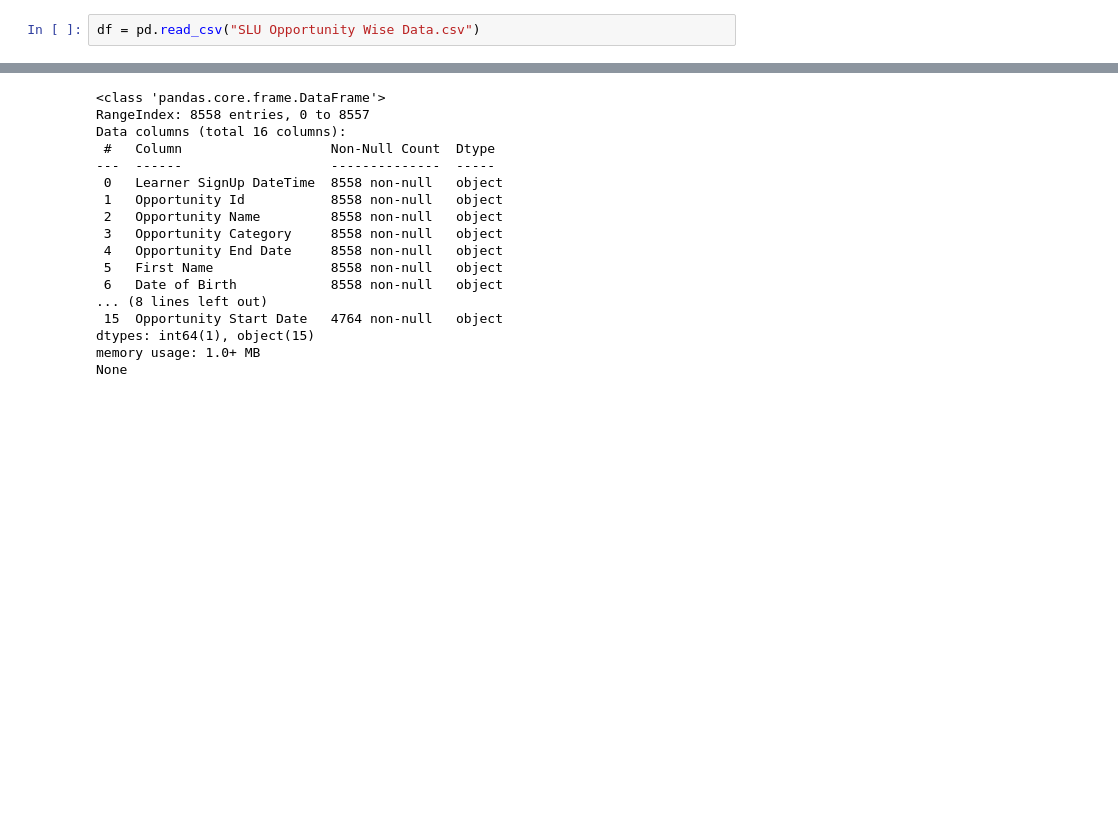
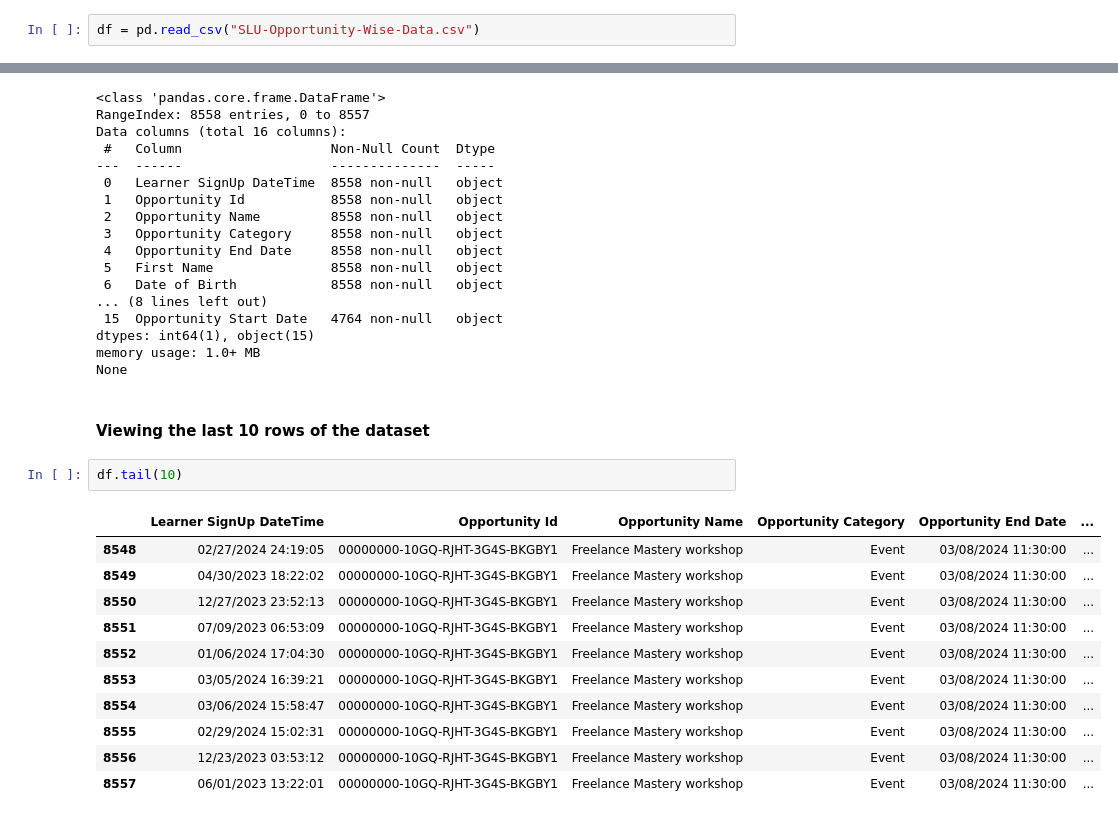
Before and after one commit to bakar-01/Data-project, a Jupyter notebook: LSU-Data.ipynb, the cells around one changed output, grey strips where cells are left out. Cells and saved outputs as stored; diff of their text form; blank space fills up the shorter version.

```diff
--- a/LSU-Data.ipynb
+++ b/LSU-Data.ipynb
@@ -14,7 +14,7 @@ wa.filterwarnings("ignore")
 # %% [markdown]
 #### **Loading the dataset**
 # %%
-df = pd.read_csv("SLU Opportunity Wise Data.csv")
+df = pd.read_csv("SLU-Opportunity-Wise-Data.csv")
 # %% [markdown]
 #### **Viewing the dataset head**
 # %%
@@ -62,3 +62,19 @@ Data columns (total 16 columns):
 dtypes: int64(1), object(15)
 memory usage: 1.0+ MB
 None
+# %% [markdown]
+#### **Viewing the last 10 rows of the dataset**
+# %%
+df.tail(10)
+# %% [output]
+|  | Learner SignUp DateTime | Opportunity Id | Opportunity Name | Opportunity Category | Opportunity End Date | ... |
+| 8548 | 02/27/2024 24:19:05 | 00000000-10GQ-RJHT-3G4S-BKGBY1 | Freelance Mastery workshop | Event | 03/08/2024 11:30:00 | ... |
+| 8549 | 04/30/2023 18:22:02 | 00000000-10GQ-RJHT-3G4S-BKGBY1 | Freelance Mastery workshop | Event | 03/08/2024 11:30:00 | ... |
+| 8550 | 12/27/2023 23:52:13 | 00000000-10GQ-RJHT-3G4S-BKGBY1 | Freelance Mastery workshop | Event | 03/08/2024 11:30:00 | ... |
+| 8551 | 07/09/2023 06:53:09 | 00000000-10GQ-RJHT-3G4S-BKGBY1 | Freelance Mastery workshop | Event | 03/08/2024 11:30:00 | ... |
+| 8552 | 01/06/2024 17:04:30 | 00000000-10GQ-RJHT-3G4S-BKGBY1 | Freelance Mastery workshop | Event | 03/08/2024 11:30:00 | ... |
+| 8553 | 03/05/2024 16:39:21 | 00000000-10GQ-RJHT-3G4S-BKGBY1 | Freelance Mastery workshop | Event | 03/08/2024 11:30:00 | ... |
+| 8554 | 03/06/2024 15:58:47 | 00000000-10GQ-RJHT-3G4S-BKGBY1 | Freelance Mastery workshop | Event | 03/08/2024 11:30:00 | ... |
+| 8555 | 02/29/2024 15:02:31 | 00000000-10GQ-RJHT-3G4S-BKGBY1 | Freelance Mastery workshop | Event | 03/08/2024 11:30:00 | ... |
+| 8556 | 12/23/2023 03:53:12 | 00000000-10GQ-RJHT-3G4S-BKGBY1 | Freelance Mastery workshop | Event | 03/08/2024 11:30:00 | ... |
+| 8557 | 06/01/2023 13:22:01 | 00000000-10GQ-RJHT-3G4S-BKGBY1 | Freelance Mastery workshop | Event | 03/08/2024 11:30:00 | ... |
```
Also changed, not shown: parts of 4 cells of this notebook.
